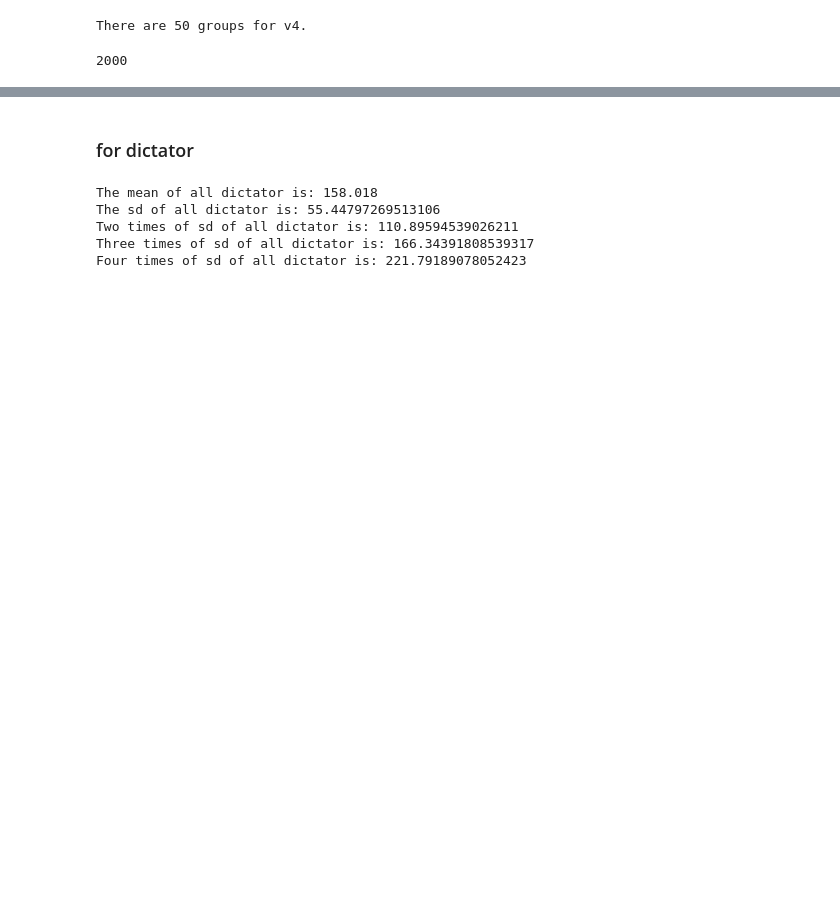
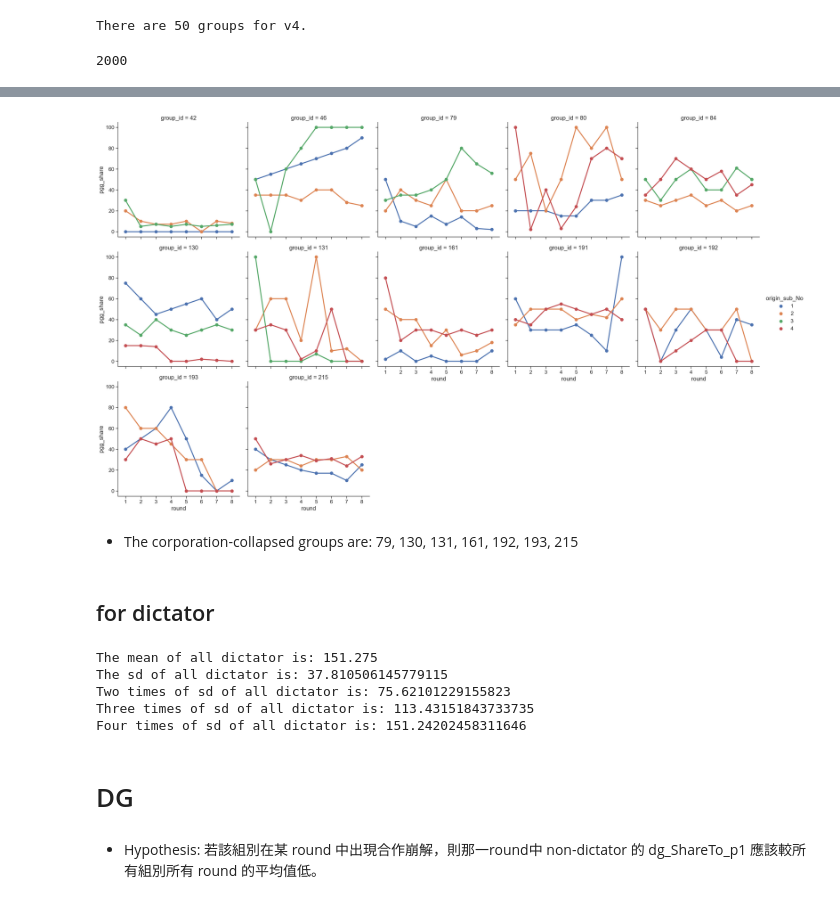
Before and after one commit to only18days/face_meteor_analysis, a Jupyter notebook: face_meteor_pilot_analysis_Chloe_v4.ipynb, the cells around one changed output, grey strips where cells are left out. Cells and saved outputs as stored; diff of their text form; code cells hidden in the pictures; blank space fills up the shorter version.

```diff
--- a/face_meteor_pilot_analysis_Chloe_v4.ipynb
+++ b/face_meteor_pilot_analysis_Chloe_v4.ipynb
@@ -59,0 +44,6 @@ len(datall)
+# %%
+type(datall)
+mask1 = datall['round'] != 9
+mask2 = datall['round'] != 10
+df = datall[mask1 & mask2]
+df
@@ -61,0 +82,11 @@ len(datall)
+# %%
+# 寫出每一round的non-dictator的pgg_share。（總共有：8 rounds * 3 non-dictators * 50 groups = 1200）
+dat = df[df['dictator'] == 0]
+nondic_pgg = dat[["origin_sub_No","game_id","group_id","round","pgg_share"]]
+nondic_pgg
+# non_dic = df[df['dictator'] == 0]
+# mean_ND = np.mean(non_dic['pgg_score'])
+# sd_ND = np.std(non_dic['pgg_score'])
+# # print(len(non_dic))
+# print("The mean of all non-dictator is:", mean_ND)
+# print("The sd of all non-dictator is:", sd_ND)
@@ -61,0 +134,4 @@ len(datall)
+# %%
+sns.set(style="ticks", font_scale=1.3)
+g = sns.factorplot(x="round", y="pgg_share",hue="origin_sub_No",unit='player_id',col_wrap=5,
+                   col='group_id',ci=68, data=collapse_1)
@@ -62,7 +140,29 @@ len(datall)
+# %%
+mask1 = nondic_pgg['group_id'] == 42
+mask2 = nondic_pgg['group_id'] == 46
+mask3 = nondic_pgg['group_id'] == 79
+mask4 = nondic_pgg['group_id'] == 80
+mask5 = nondic_pgg['group_id'] == 84
+mask6 = nondic_pgg['group_id'] == 130
+mask7 = nondic_pgg['group_id'] == 131
+mask8 = nondic_pgg['group_id'] == 161
+mask9 = nondic_pgg['group_id'] == 191
+mask10 = nondic_pgg['group_id'] == 192
+mask11 = nondic_pgg['group_id'] == 193
+mask12 = nondic_pgg['group_id'] == 215
+collapse_2 = nondic_pgg[(mask1|mask2|mask3|mask4|mask5|mask6|mask7|mask8|mask9|mask10|mask11|mask12)]
+# %%
+sns.set(style="ticks", font_scale=1.3)
+g = sns.factorplot(x="round", y="pgg_share",hue="origin_sub_No",unit='player_id',col_wrap=5,
+                   col='group_id',ci=68, data=collapse_2)
+# %% [output]
+[figure, added]
+# %% [markdown]
+* The corporation-collapsed groups are: 79, 130, 131, 161, 192, 193, 215
 # %% [markdown]
-### for dictator
+## for dictator
 # %%
-dic = datall[datall['dictator'] == 1]
+dic = df[df['dictator'] == 1]
 mean_Dic = np.mean(dic['pgg_score'])
 sd_Dic = np.std(dic['pgg_score'])
 # print(len(dic))
@@ -72,8 +172,12 @@ print("Two times of sd of all dictator is:", sd_Dic*2)
 print("Three times of sd of all dictator is:", sd_Dic*3)
 print("Four times of sd of all dictator is:", sd_Dic*4)
 # %% [output]
-The mean of all dictator is: 158.018
-The sd of all dictator is: 55.44797269513106
-Two times of sd of all dictator is: 110.89594539026211
-Three times of sd of all dictator is: 166.34391808539317
-Four times of sd of all dictator is: 221.79189078052423
+The mean of all dictator is: 151.275
+The sd of all dictator is: 37.810506145779115
+Two times of sd of all dictator is: 75.62101229155823
+Three times of sd of all dictator is: 113.43151843733735
+Four times of sd of all dictator is: 151.24202458311646
+# %% [markdown]
+# DG
+# %% [markdown]
+* Hypothesis: 若該組別在某 round 中出現合作崩解，則那一round中 non-dictator 的 dg_ShareTo_p1 應該較所有組別所有 round 的平均值低。
```
Also changed, not shown: parts of 29 cells of this notebook.
